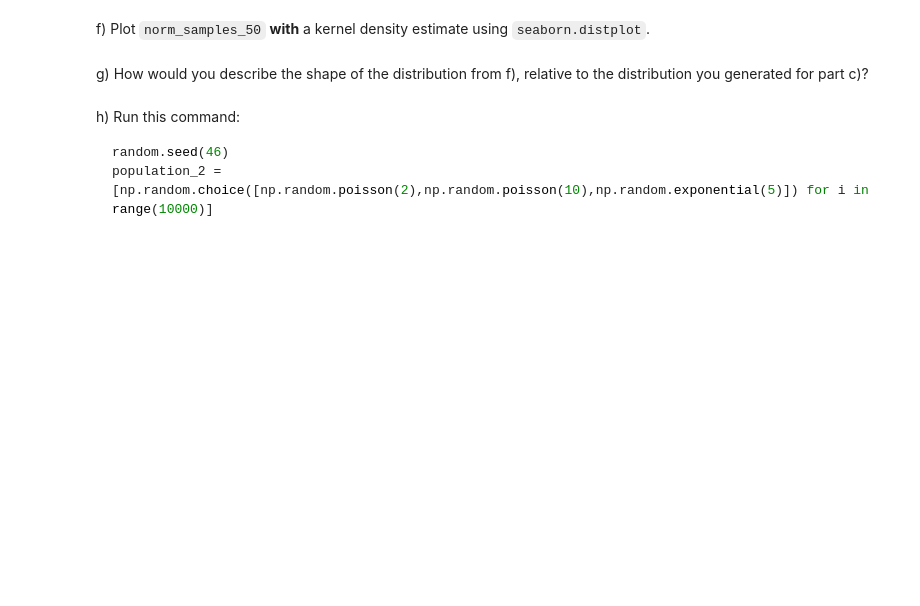
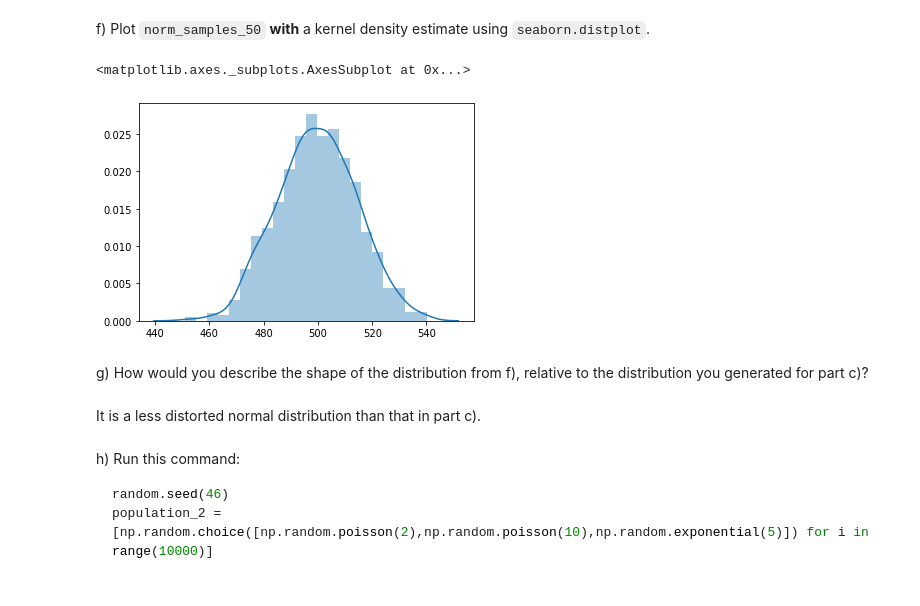
Before and after one commit to persocom01/GA-lessons, a Jupyter notebook: 1_02-lab-distributions/starter-code.ipynb, the cells around one changed output. Saved outputs shown, nothing was run; the diff lists cells and outputs as text; code cells hidden in the pictures; blank space fills up the shorter version.

```diff
--- a/1_02-lab-distributions/starter-code.ipynb
+++ b/1_02-lab-distributions/starter-code.ipynb
@@ -31,2 +74,7 @@ d) How would you describe the shape of the distribution from c)?
 # %% [markdown]
 e) Generate 1,000 random samples of size 50 from `population`. Calculate the mean of each of these samples (so you should have 1,000 means) and put them in a list `norm_samples_50`.
+# %%
+samples_50 = [np.random.choice(population, 50, replace=False) for i in range(1000)]
+norm_samples_50 = [np.mean(sample) for sample in samples_50]
+
+norm_samples_50
@@ -33,7 +99,14 @@ e) Generate 1,000 random samples of size 50 from `population`. Calculate the mea
 # %% [markdown]
 f) Plot `norm_samples_50` **with** a kernel density estimate using `seaborn.distplot`.
+# %%
+sns.distplot(norm_samples_50)
+# %% [output]
+<matplotlib.axes._subplots.AxesSubplot at 0x...>
+[figure, added]
 # %% [markdown]
 g) How would you describe the shape of the distribution from f), relative to the distribution you generated for part c)?
+# %% [markdown]
+It is a less distorted normal distribution than that in part c).
 # %% [markdown]
 h) Run this command:
 
```
Also changed, not shown: parts of 11 cells of this notebook, 3 other files.
